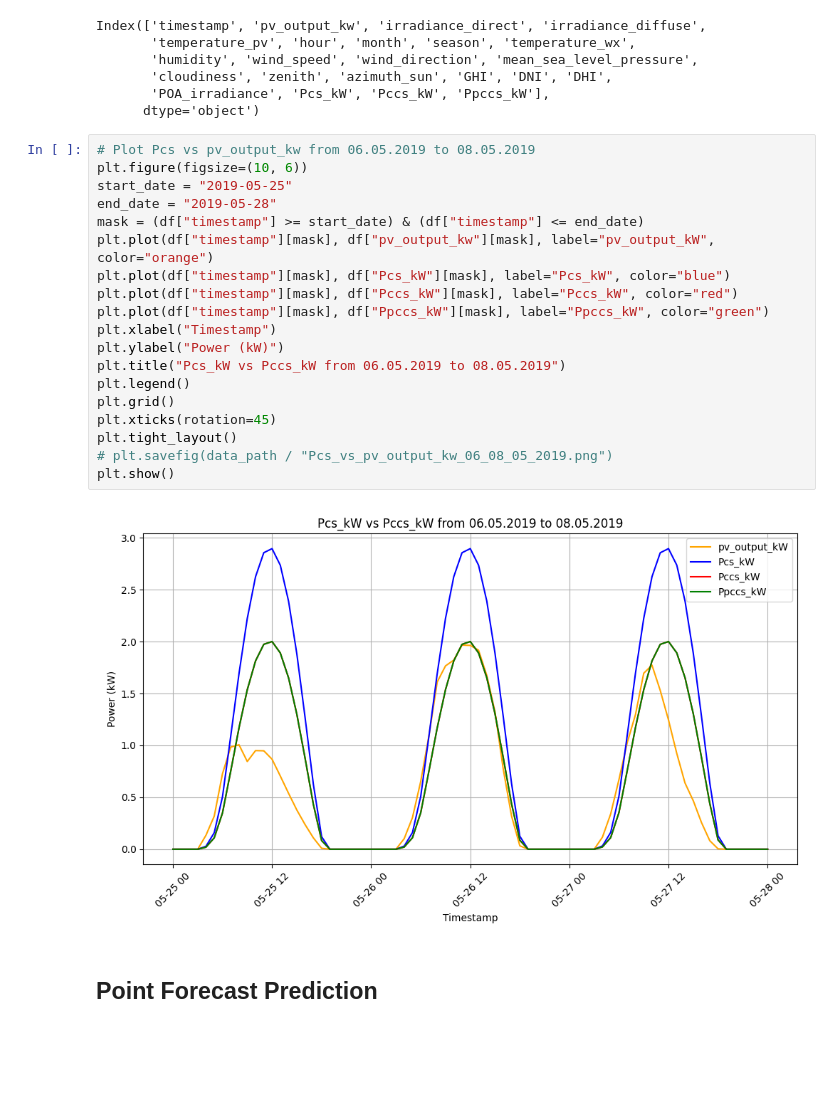
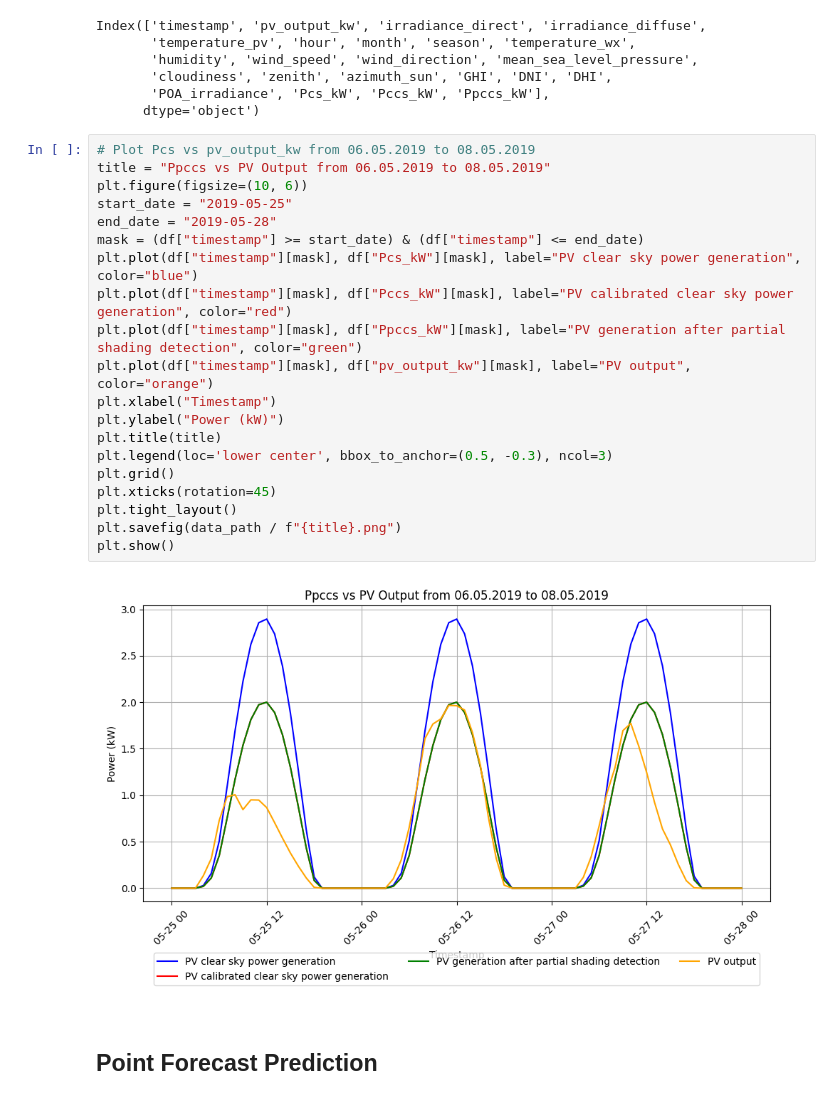
Before and after one commit to Davjes15/solar_forecasting, a Jupyter notebook: notebooks/train_pv_forecasting.ipynb, the cells around one changed output. Saved outputs shown, nothing was run; the diff lists cells and outputs as text; blank space fills up the shorter version.

```diff
--- a/notebooks/train_pv_forecasting.ipynb
+++ b/notebooks/train_pv_forecasting.ipynb
@@ -217,25 +218,26 @@ Index(['timestamp', 'pv_output_kw', 'irradiance_direct', 'irradiance_diffuse',
       dtype='object')
 # %%
 # Plot Pcs vs pv_output_kw from 06.05.2019 to 08.05.2019
+title = "Ppccs vs PV Output from 06.05.2019 to 08.05.2019"
 plt.figure(figsize=(10, 6))
 start_date = "2019-05-25"
 end_date = "2019-05-28"
 mask = (df["timestamp"] >= start_date) & (df["timestamp"] <= end_date)
-plt.plot(df["timestamp"][mask], df["pv_output_kw"][mask], label="pv_output_kW", color="orange")
-plt.plot(df["timestamp"][mask], df["Pcs_kW"][mask], label="Pcs_kW", color="blue")
-plt.plot(df["timestamp"][mask], df["Pccs_kW"][mask], label="Pccs_kW", color="red")
-plt.plot(df["timestamp"][mask], df["Ppccs_kW"][mask], label="Ppccs_kW", color="green")
+plt.plot(df["timestamp"][mask], df["Pcs_kW"][mask], label="PV clear sky power generation", color="blue")
+plt.plot(df["timestamp"][mask], df["Pccs_kW"][mask], label="PV calibrated clear sky power generation", color="red")
+plt.plot(df["timestamp"][mask], df["Ppccs_kW"][mask], label="PV generation after partial shading detection", color="green")
+plt.plot(df["timestamp"][mask], df["pv_output_kw"][mask], label="PV output", color="orange")
 plt.xlabel("Timestamp")
 plt.ylabel("Power (kW)")
-plt.title("Pcs_kW vs Pccs_kW from 06.05.2019 to 08.05.2019")
-plt.legend()
+plt.title(title)
+plt.legend(loc='lower center', bbox_to_anchor=(0.5, -0.3), ncol=3)
 plt.grid()
 plt.xticks(rotation=45)
 plt.tight_layout()
-# plt.savefig(data_path / "Pcs_vs_pv_output_kw_06_08_05_2019.png")
+plt.savefig(data_path / f"{title}.png")
 plt.show()
 # %% [output]
-[figure, old version]
+[figure, new version]
 # %% [markdown]
 ## Point Forecast Prediction
 # %%
```
Also changed, not shown: parts of 13 cells of this notebook, 2 other files.
